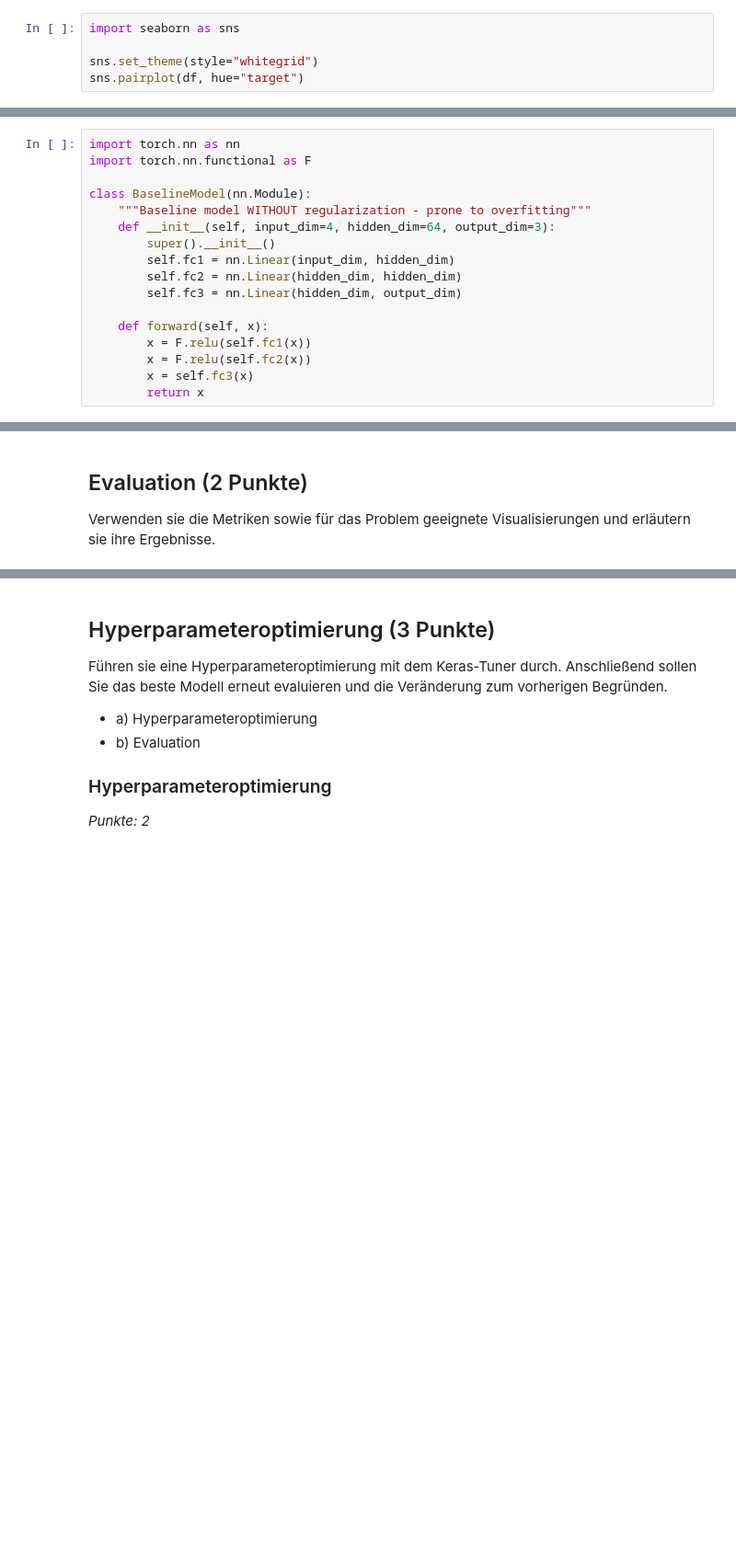
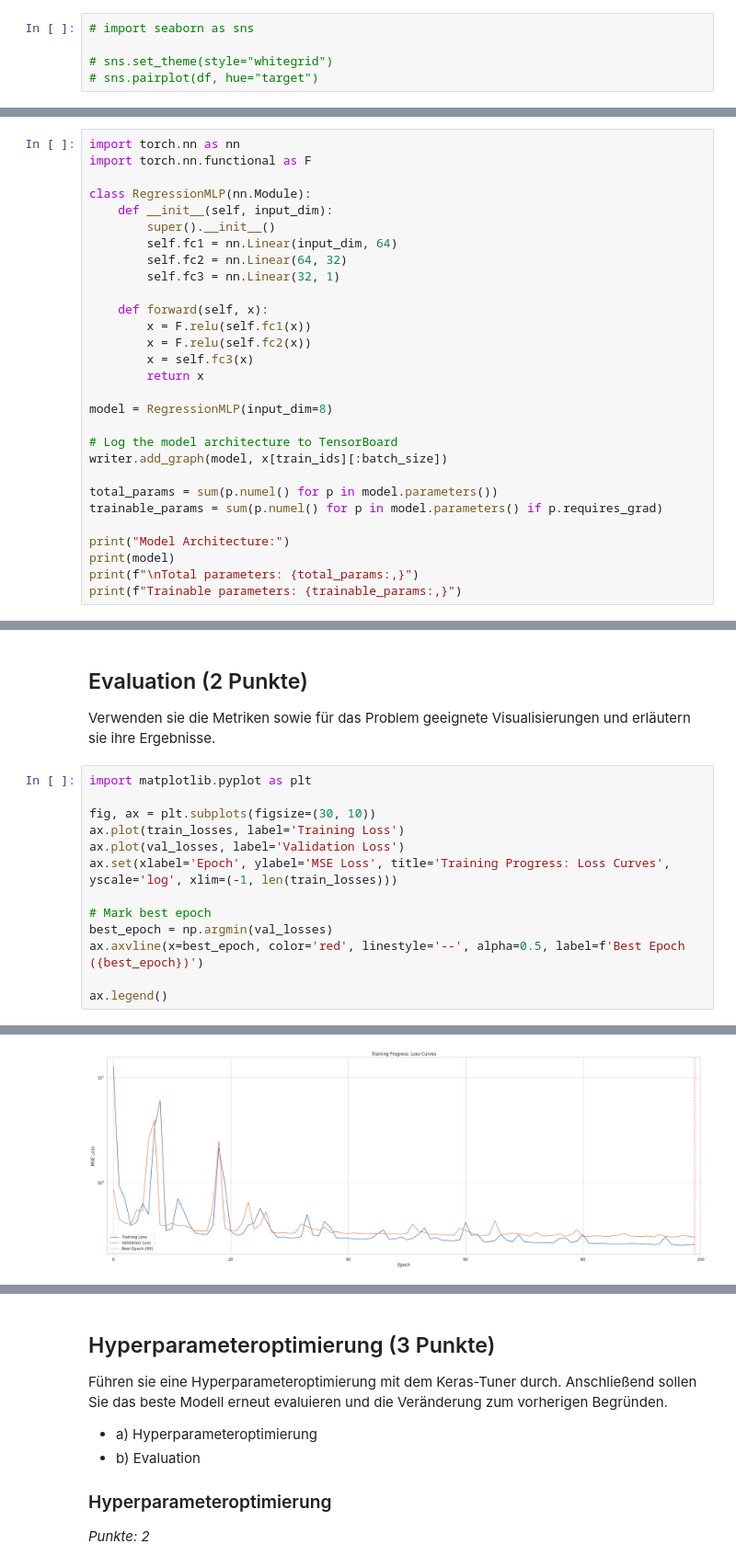
Before and after one commit to iLuckyW/lecture-ai-advanced, a Jupyter notebook: chapter/05_assessment/01_assessment/01_testat_nn_regression.ipynb, the cells around one changed output, grey strips where cells are left out. Shown at 92% size. Saved outputs shown, nothing was run; the diff lists cells and outputs as text; blank space fills up the shorter version.

```diff
--- a/chapter/05_assessment/01_assessment/01_testat_nn_regression.ipynb
+++ b/chapter/05_assessment/01_assessment/01_testat_nn_regression.ipynb
@@ -41,10 +41,10 @@ df
 | 20639 | 2.3886 | 16.0 | 5.254717 | 1.162264 | 1387.0 | 2.616981 | 39.37 | -121.24 | 0.894 |
 20640 rows × 9 columns
 # %%
-import seaborn as sns
+# import seaborn as sns
 
-sns.set_theme(style="whitegrid")
-sns.pairplot(df, hue="target")
+# sns.set_theme(style="whitegrid")
+# sns.pairplot(df, hue="target")
 # %% [markdown]
 ## Data Preperation (2 Punkte)
 Die erste Aufgabe ist es den Datensatz fürs maschinelle Lernen vorzubereiten. Dazu sind die folgenden Schritte nötig:
@@ -108,16 +136,28 @@ Denken sie an die Initialisierung der Gewichte im Layer sowie die Wahl der Aktiv
 import torch.nn as nn
 import torch.nn.functional as F
 
-class BaselineModel(nn.Module):
-    """Baseline model WITHOUT regularization - prone to overfitting"""
-    def __init__(self, input_dim=4, hidden_dim=64, output_dim=3):
+class RegressionMLP(nn.Module):
+    def __init__(self, input_dim):
         super().__init__()
-        self.fc1 = nn.Linear(input_dim, hidden_dim)
-        self.fc2 = nn.Linear(hidden_dim, hidden_dim)
-        self.fc3 = nn.Linear(hidden_dim, output_dim)
+        self.fc1 = nn.Linear(input_dim, 64)
+        self.fc2 = nn.Linear(64, 32)
+        self.fc3 = nn.Linear(32, 1)
 
     def forward(self, x):
         x = F.relu(self.fc1(x))
         x = F.relu(self.fc2(x))
         x = self.fc3(x)
         return x
+
+model = RegressionMLP(input_dim=8)
+
+# Log the model architecture to TensorBoard
+writer.add_graph(model, x[train_ids][:batch_size])
+
+total_params = sum(p.numel() for p in model.parameters())
+trainable_params = sum(p.numel() for p in model.parameters() if p.requires_grad)
+
+print("Model Architecture:")
+print(model)
+print(f"\nTotal parameters: {total_params:,}")
+print(f"Trainable parameters: {trainable_params:,}")
@@ -303,3 +303,17 @@ def train_model(model, train_loader, val_loader, num_epochs=200, lr=0.01, weight
 # %% [markdown]
 ## Evaluation (2 Punkte)
 Verwenden sie die Metriken sowie für das Problem geeignete Visualisierungen und erläutern sie ihre Ergebnisse.
+# %%
+import matplotlib.pyplot as plt
+
+fig, ax = plt.subplots(figsize=(30, 10))
+ax.plot(train_losses, label='Training Loss')
+ax.plot(val_losses, label='Validation Loss')
+ax.set(xlabel='Epoch', ylabel='MSE Loss', title='Training Progress: Loss Curves', yscale='log', xlim=(-1, len(train_losses)))
+
+# Mark best epoch
+best_epoch = np.argmin(val_losses)
+ax.axvline(x=best_epoch, color='red', linestyle='--', alpha=0.5, label=f'Best Epoch ({best_epoch})')
+
+ax.legend()
+# %% [output]
@@ -305,0 +321 @@ Verwenden sie die Metriken sowie für das Problem geeignete Visualisierungen und
+[figure, added]
```
Also changed, not shown: parts of 16 cells of this notebook, 1 other file.
